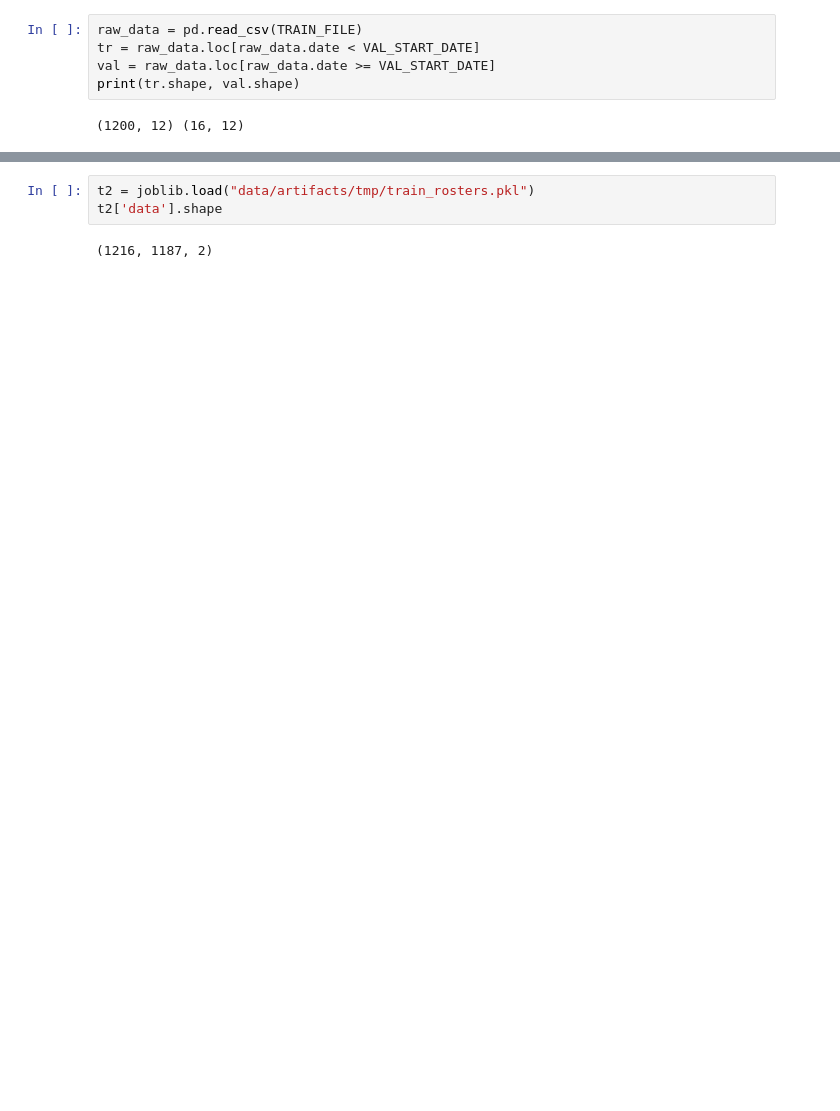
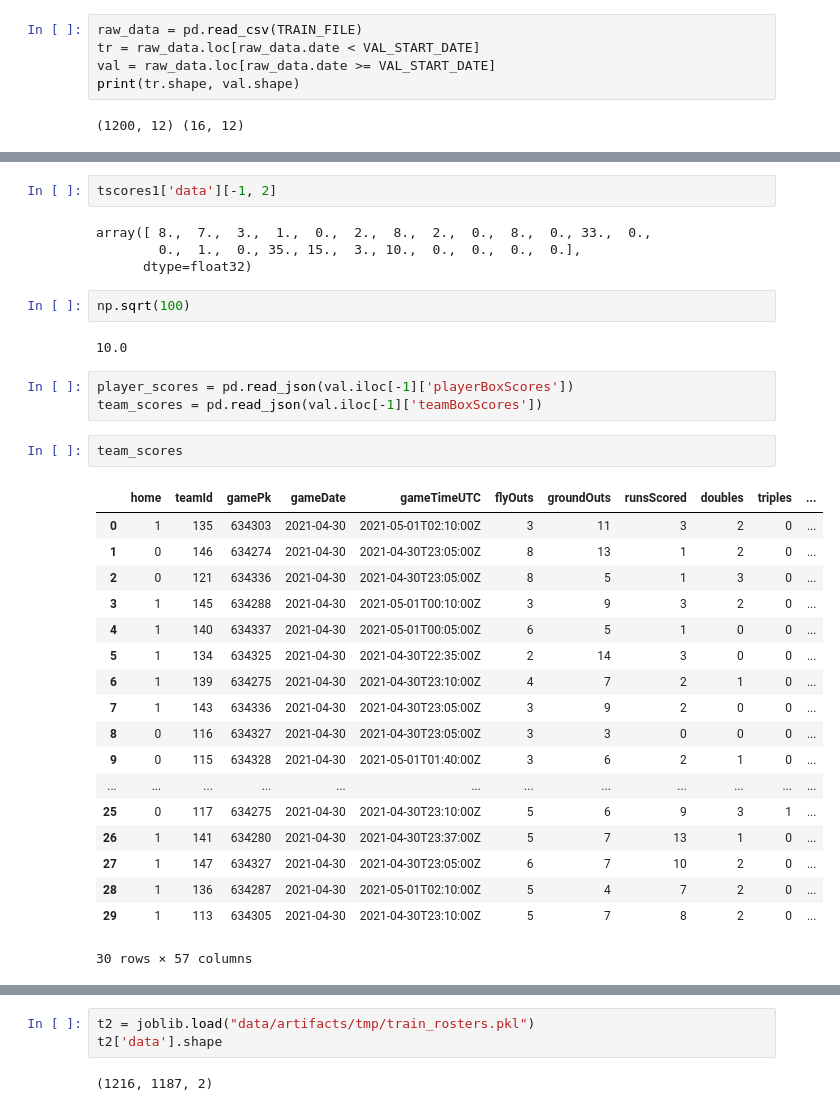
Before and after one commit to mohsinkhn/kaggle_mlb, a Jupyter notebook: 1_DataPreparation.ipynb, the cells around one changed output, grey strips where cells are left out. Cells and saved outputs as stored; diff of their text form; blank space fills up the shorter version.

```diff
--- a/1_DataPreparation.ipynb
+++ b/1_DataPreparation.ipynb
@@ -202,0 +846,34 @@ Updating data, Saving ...
+# %%
+tscores1['data'][-1, 2]
+# %% [output]
+array([ 8.,  7.,  3.,  1.,  0.,  2.,  8.,  2.,  0.,  8.,  0., 33.,  0.,
+        0.,  1.,  0., 35., 15.,  3., 10.,  0.,  0.,  0.,  0.],
+      dtype=float32)
+# %%
+np.sqrt(100)
+# %% [output]
+10.0
+# %%
+player_scores = pd.read_json(val.iloc[-1]['playerBoxScores'])
+team_scores = pd.read_json(val.iloc[-1]['teamBoxScores'])
+# %%
+team_scores
+# %% [output]
+|  | home | teamId | gamePk | gameDate | gameTimeUTC | flyOuts | groundOuts | runsScored | doubles | triples | ... |
+| 0 | 1 | 135 | 634303 | 2021-04-30 | 2021-05-01T02:10:00Z | 3 | 11 | 3 | 2 | 0 | ... |
+| 1 | 0 | 146 | 634274 | 2021-04-30 | 2021-04-30T23:05:00Z | 8 | 13 | 1 | 2 | 0 | ... |
+| 2 | 0 | 121 | 634336 | 2021-04-30 | 2021-04-30T23:05:00Z | 8 | 5 | 1 | 3 | 0 | ... |
+| 3 | 1 | 145 | 634288 | 2021-04-30 | 2021-05-01T00:10:00Z | 3 | 9 | 3 | 2 | 0 | ... |
+| 4 | 1 | 140 | 634337 | 2021-04-30 | 2021-05-01T00:05:00Z | 6 | 5 | 1 | 0 | 0 | ... |
+| 5 | 1 | 134 | 634325 | 2021-04-30 | 2021-04-30T22:35:00Z | 2 | 14 | 3 | 0 | 0 | ... |
+| 6 | 1 | 139 | 634275 | 2021-04-30 | 2021-04-30T23:10:00Z | 4 | 7 | 2 | 1 | 0 | ... |
+| 7 | 1 | 143 | 634336 | 2021-04-30 | 2021-04-30T23:05:00Z | 3 | 9 | 2 | 0 | 0 | ... |
+| 8 | 0 | 116 | 634327 | 2021-04-30 | 2021-04-30T23:05:00Z | 3 | 3 | 0 | 0 | 0 | ... |
+| 9 | 0 | 115 | 634328 | 2021-04-30 | 2021-05-01T01:40:00Z | 3 | 6 | 2 | 1 | 0 | ... |
+| ... | ... | ... | ... | ... | ... | ... | ... | ... | ... | ... | ... |
+| 25 | 0 | 117 | 634275 | 2021-04-30 | 2021-04-30T23:10:00Z | 5 | 6 | 9 | 3 | 1 | ... |
+| 26 | 1 | 141 | 634280 | 2021-04-30 | 2021-04-30T23:37:00Z | 5 | 7 | 13 | 1 | 0 | ... |
+| 27 | 1 | 147 | 634327 | 2021-04-30 | 2021-04-30T23:05:00Z | 6 | 7 | 10 | 2 | 0 | ... |
+| 28 | 1 | 136 | 634287 | 2021-04-30 | 2021-05-01T02:10:00Z | 5 | 4 | 7 | 2 | 0 | ... |
+| 29 | 1 | 113 | 634305 | 2021-04-30 | 2021-04-30T23:10:00Z | 5 | 7 | 8 | 2 | 0 | ... |
+30 rows × 57 columns
```
Also changed, not shown: parts of 38 cells of this notebook, 5 other files.
